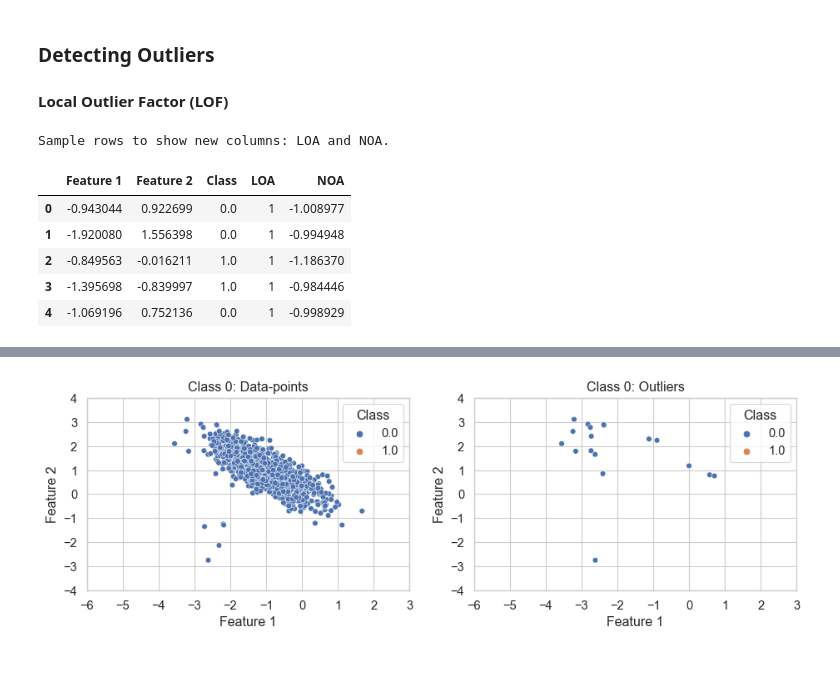
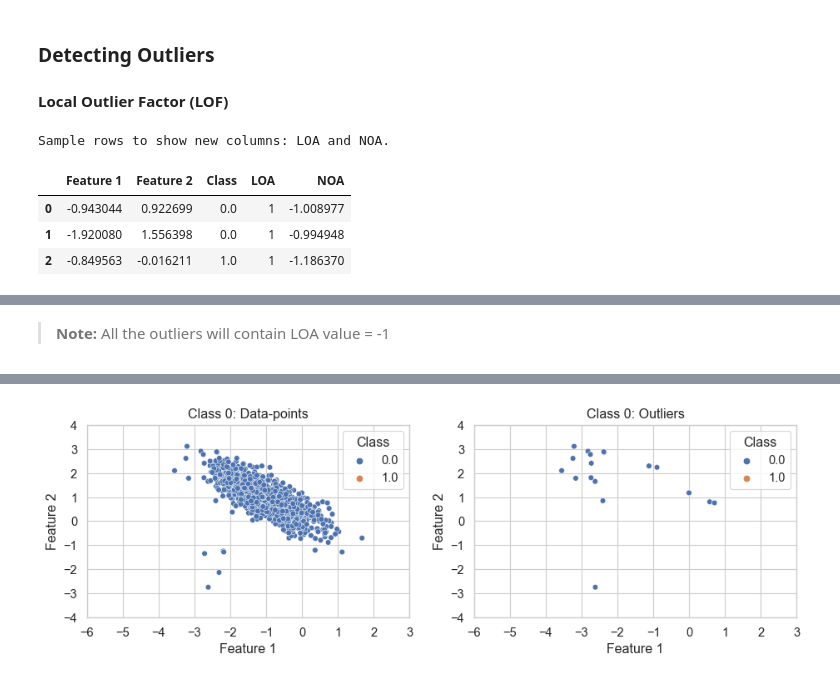
Before and after one commit to DheemanthBhat/ML-Concepts, a Jupyter notebook: 03. K-Nearest Neighbor (KNN)/K-Nearest Neighbor (KNN) - Brute-force V2.ipynb, the cells around one changed output, grey strips where cells are left out. Cells and saved outputs as stored; diff of their text form; code cells hidden in the pictures.

```diff
--- a/3. K-Nearest Neighbor (KNN)/K-Nearest Neighbor (KNN) - Brute-force V2.ipynb
+++ b/03. K-Nearest Neighbor (KNN)/K-Nearest Neighbor (KNN) - Brute-force V2.ipynb
@@ -299,17 +299,17 @@ class_subplots(
 # %%
 clf = LocalOutlierFactor(n_neighbors=20)
 
 df["LOA"] = clf.fit_predict(X)
 df["NOA"] = clf.negative_outlier_factor_
 
 print("Sample rows to show new columns: LOA and NOA.")
-df.head()
+df.head(3)
 # %% [output]
 Sample rows to show new columns: LOA and NOA.
 |  | Feature 1 | Feature 2 | Class | LOA | NOA |
 | 0 | -0.943044 | 0.922699 | 0.0 | 1 | -1.008977 |
 | 1 | -1.920080 | 1.556398 | 0.0 | 1 | -0.994948 |
 | 2 | -0.849563 | -0.016211 | 1.0 | 1 | -1.186370 |
-| 3 | -1.395698 | -0.839997 | 1.0 | 1 | -0.984446 |
-| 4 | -1.069196 | 0.752136 | 0.0 | 1 | -0.998929 |
 [interactive output not drawn]
+# %% [markdown]
+> **Note:** All the outliers will contain LOA value = -1
```
Also changed, not shown: parts of 11 cells of this notebook, 40 other files.
